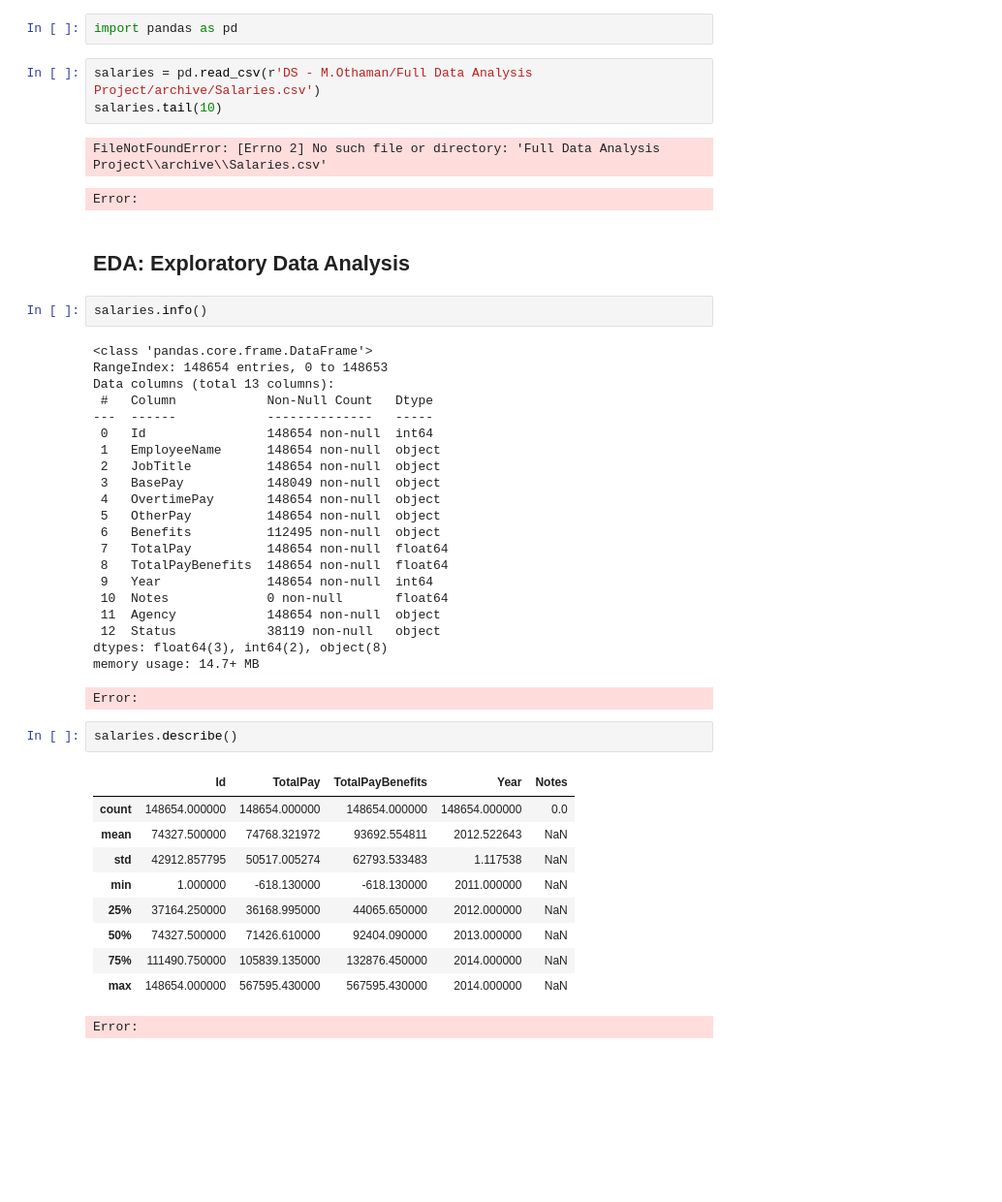
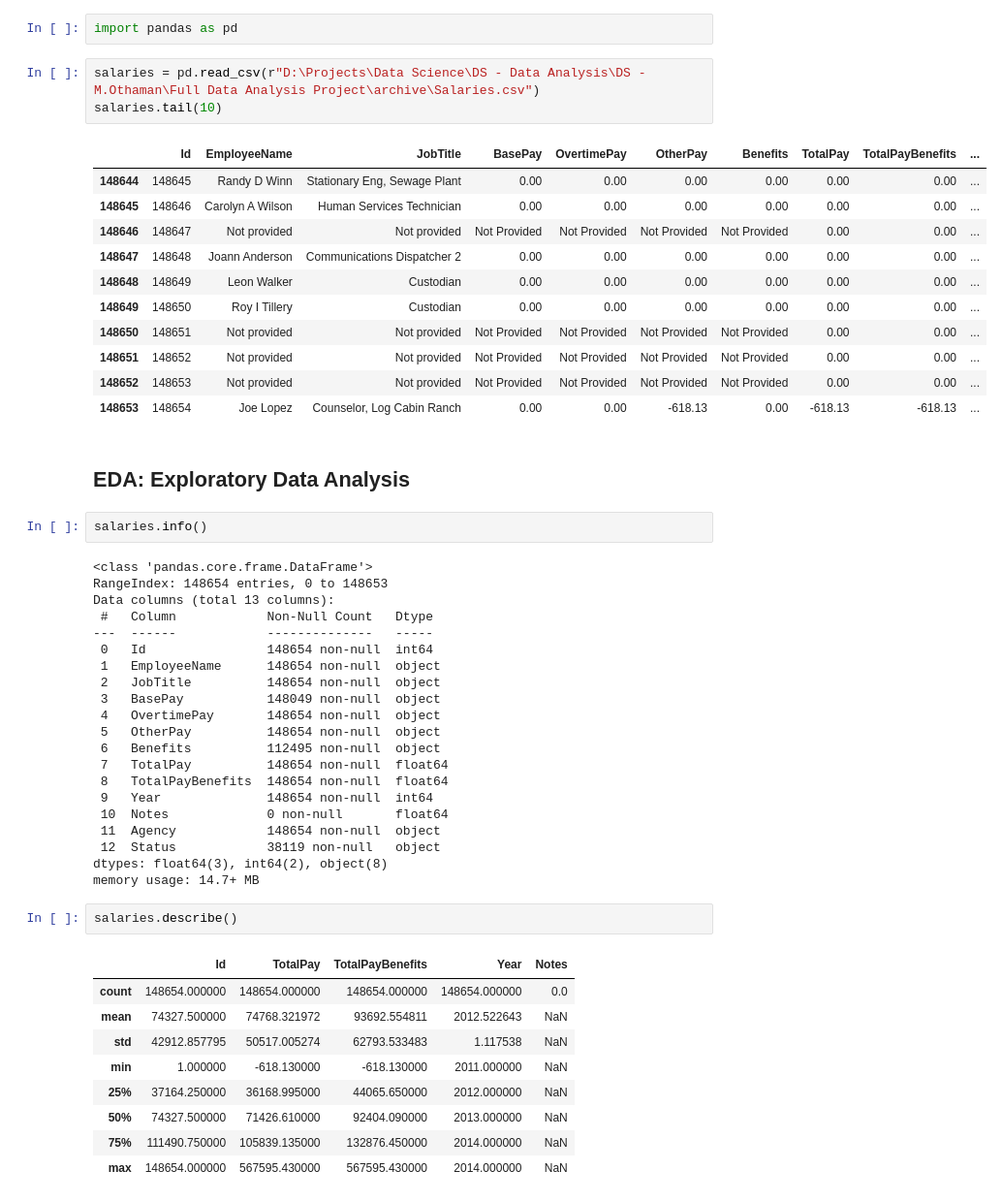
Before and after one commit to belhaddadmohamed/Kaggle-Competitions-Data-Analytics, a Jupyter notebook: DS - M.Othaman/Full Data Analysis Project/مشروع كامل في تحليل البيانات.ipynb, the cells around one changed output. Shown at 97% size. Drawn from its saved outputs; the diff is of its cells as text; blank space fills up the shorter version.

Commit message:
update name

```diff
--- a/DS - M.Othaman/Full Data Analysis Project/مشروع كامل في تحليل البيانات.ipynb
+++ b/DS - M.Othaman/Full Data Analysis Project/مشروع كامل في تحليل البيانات.ipynb
@@ -1,11 +1,20 @@
 # %%
 import pandas as pd
 # %%
-salaries = pd.read_csv(r'DS - M.Othaman/Full Data Analysis Project/archive/Salaries.csv')
+salaries = pd.read_csv(r"D:\Projects\Data Science\DS - Data Analysis\DS - M.Othaman\Full Data Analysis Project\archive\Salaries.csv")
 salaries.tail(10)
 # %% [output]
-FileNotFoundError: [Errno 2] No such file or directory: 'Full Data Analysis Project\\archive\\Salaries.csv'
-Error:
+|  | Id | EmployeeName | JobTitle | BasePay | OvertimePay | OtherPay | Benefits | TotalPay | TotalPayBenefits | ... |
+| 148644 | 148645 | Randy D Winn | Stationary Eng, Sewage Plant | 0.00 | 0.00 | 0.00 | 0.00 | 0.00 | 0.00 | ... |
+| 148645 | 148646 | Carolyn A Wilson | Human Services Technician | 0.00 | 0.00 | 0.00 | 0.00 | 0.00 | 0.00 | ... |
+| 148646 | 148647 | Not provided | Not provided | Not Provided | Not Provided | Not Provided | Not Provided | 0.00 | 0.00 | ... |
+| 148647 | 148648 | Joann Anderson | Communications Dispatcher 2 | 0.00 | 0.00 | 0.00 | 0.00 | 0.00 | 0.00 | ... |
+| 148648 | 148649 | Leon Walker | Custodian | 0.00 | 0.00 | 0.00 | 0.00 | 0.00 | 0.00 | ... |
+| 148649 | 148650 | Roy I Tillery | Custodian | 0.00 | 0.00 | 0.00 | 0.00 | 0.00 | 0.00 | ... |
+| 148650 | 148651 | Not provided | Not provided | Not Provided | Not Provided | Not Provided | Not Provided | 0.00 | 0.00 | ... |
+| 148651 | 148652 | Not provided | Not provided | Not Provided | Not Provided | Not Provided | Not Provided | 0.00 | 0.00 | ... |
+| 148652 | 148653 | Not provided | Not provided | Not Provided | Not Provided | Not Provided | Not Provided | 0.00 | 0.00 | ... |
+| 148653 | 148654 | Joe Lopez | Counselor, Log Cabin Ranch | 0.00 | 0.00 | -618.13 | 0.00 | -618.13 | -618.13 | ... |
 # %% [markdown]
 ## EDA: Exploratory Data Analysis
 # %%
@@ -31,7 +40,6 @@ Data columns (total 13 columns):
  12  Status            38119 non-null   object
 dtypes: float64(3), int64(2), object(8)
 memory usage: 14.7+ MB
-Error:
 # %%
 salaries.describe()
 # %% [output]
@@ -44,7 +52,6 @@ salaries.describe()
 | 50% | 74327.500000 | 71426.610000 | 92404.090000 | 2013.000000 | NaN |
 | 75% | 111490.750000 | 105839.135000 | 132876.450000 | 2014.000000 | NaN |
 | max | 148654.000000 | 567595.430000 | 567595.430000 | 2014.000000 | NaN |
-Error:
 # %%
 # What is the average Basepay
 salaries['BasePay'] = pd.to_numeric(salaries['BasePay'], errors='coerce') # 'coerce' : Instead of throwing error replace with NaN "not provided" values
```
Also changed, not shown: parts of 18 cells of this notebook.
